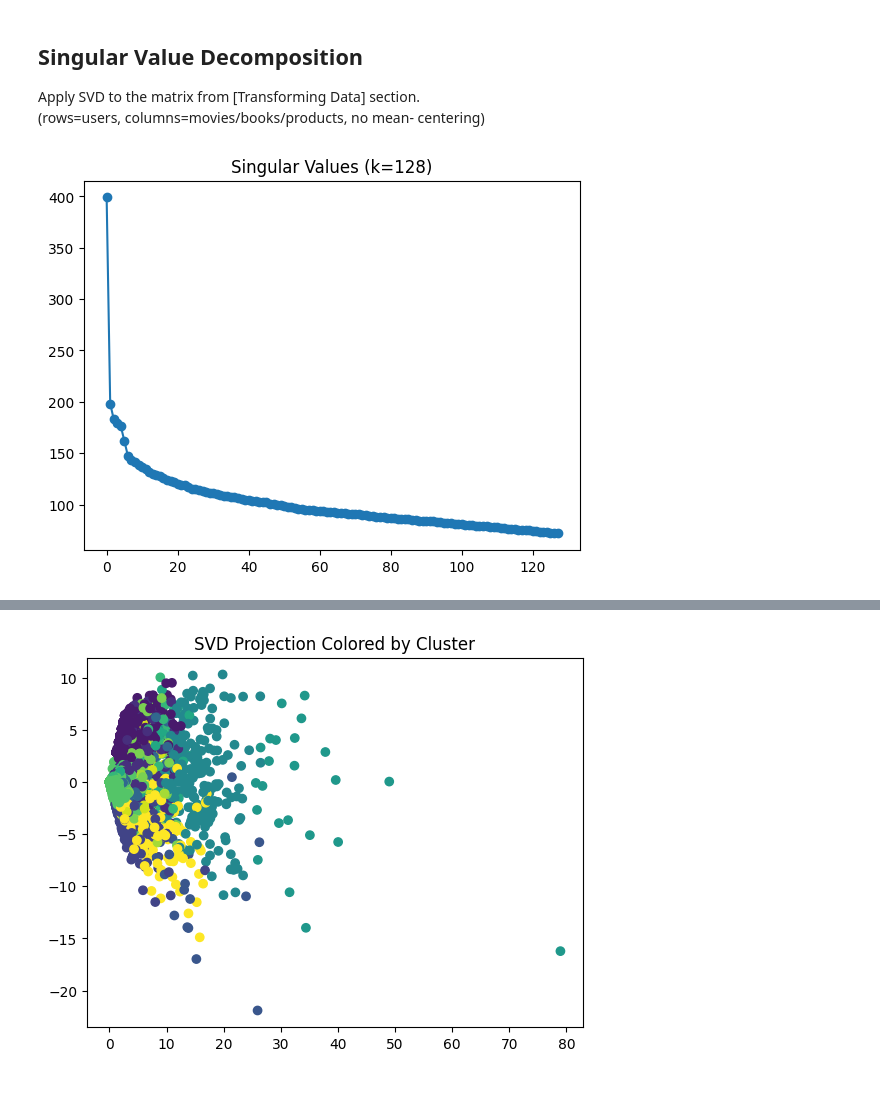
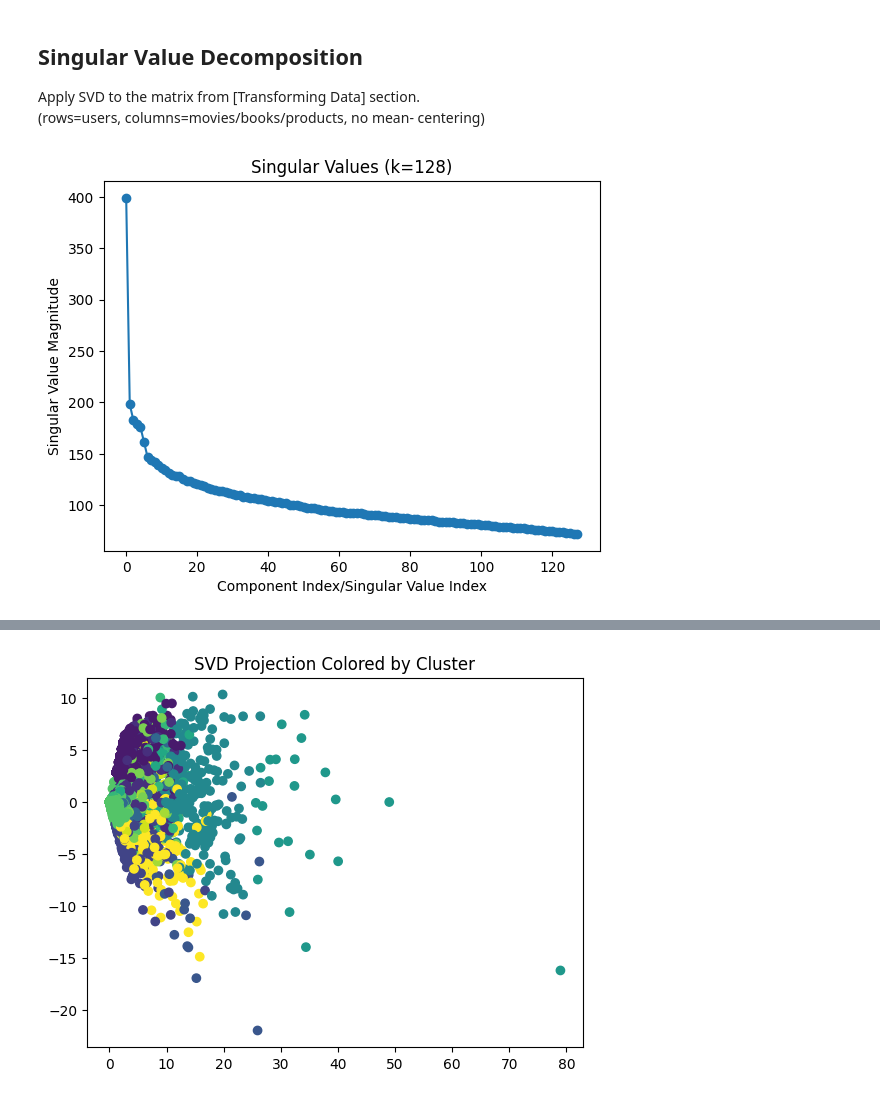
Before and after one commit to Colleen-L/PCA-SVD-clusters, a Jupyter notebook: pca_svd.ipynb, the cells around one changed output, grey strips where cells are left out. Drawn from its saved outputs; the diff is of its cells as text; code cells hidden in the pictures.

Commit message:
improving visualizations

```diff
--- a/pca_svd.ipynb
+++ b/pca_svd.ipynb
@@ -355,15 +356,17 @@ centering)
 # %%
 # applying SVD with number of components k = 128
 svd128 = TruncatedSVD(n_components=128)
 svd128.fit_transform(X)
 
 # plotting resulting singular_values
 singular_values = svd128.singular_values_
 plt.plot(singular_values, marker='o')
+plt.xlabel("Component Index/Singular Value Index")
+plt.ylabel("Singular Value Magnitude")
 plt.title("Singular Values (k=128)")
 plt.show()
 # %% [output]
-[figure, old version]
+[figure, new version]
 # %%
 # sum of explained_variance_ratio for k = [2, 4, 8, 16, 32, 64, 128]
 k = [2, 4, 8, 16, 32, 64, 128]
```
Also changed, not shown: parts of 2 cells of this notebook.
